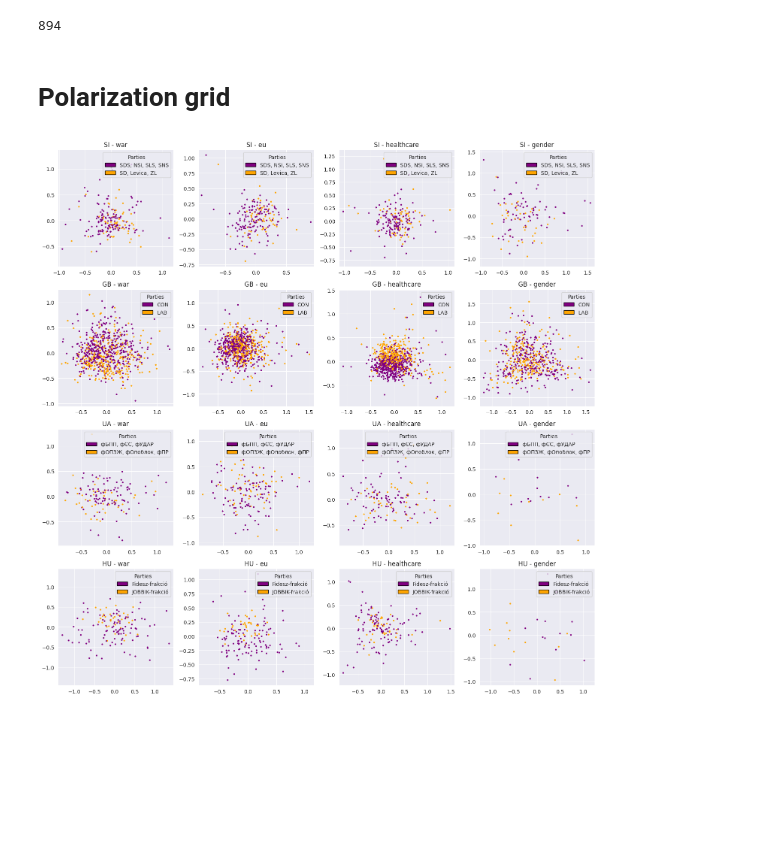
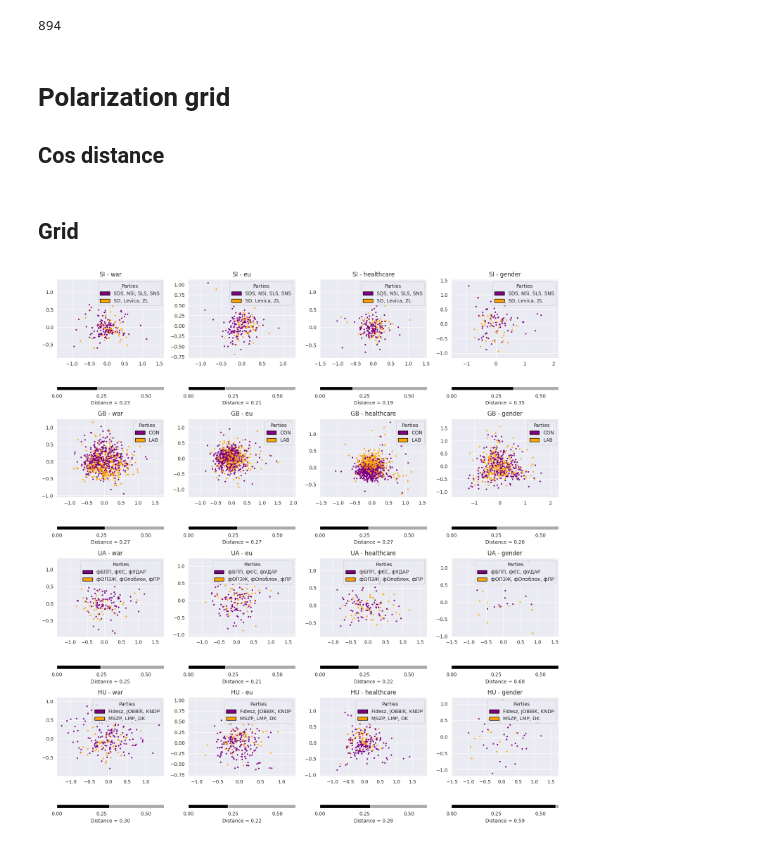
Before and after one commit to vidklopcic/dhh23, a Jupyter notebook: umap_2d_plots.ipynb, the cells around one changed output. Cells and saved outputs as stored; diff of their text form; code cells hidden in the pictures; blank space fills up the shorter version.

Commit message:
scatter with polar. score

```diff
--- a/umap_2d_plots.ipynb
+++ b/umap_2d_plots.ipynb
@@ -77,17 +83,39 @@ len(embeddings_subset)
 894
 # %%
 parties = []
-for party, subc in topics['war'][Languages.si].groupby('Speaker_party'):
+for party, subc in topics['war'][Languages.hu].groupby('Speaker_party'):
     parties.append((party, len(subc)))
 for p in sorted(parties, key=lambda x: x[1], reverse=True):
     print(p)
 # %% [markdown]
 # Polarization grid
+## Cos distance
+# %%
+def plot_distance(ax, distance, min_distance, max_distance):
+    ax.barh([0], [distance], color='black', alpha=1)
+    ax.barh([0], [1 - distance], left=[distance], color='#aaaaaa', alpha=1)
+    ax.set_xlim(0, max_distance)
+    ax.set_yticks([])
+    ax.xaxis.set_major_locator(MaxNLocator(nbins=3))
+    ax.set_xlabel(f'Distance = {distance:.2f}')
+
+def get_distance(embs, colors):
+    # Calculate median vector embeddings for each party group
+    party1 = np.mean(
+        [embedding for embedding, color in zip(embs, colors) if color == c1], axis=0)
+    party2 = np.mean(
+        [embedding for embedding, color in zip(embs, colors) if color == c2], axis=0)
+
+    # Calculate cosine similarity difference and plot as progress bar
+    return spatial.distance.euclidean(party1, party2)
+# %% [markdown]
+## Grid
 # %%
 from matplotlib.patches import Patch
 
 c1 = 'purple'
 c2 = 'orange'
+
 
 def get_data_for_topic(topic, lang, parties, embeddings_artefacts):
     topic_df = topics[topic][lang]
@@ -108,6 +136,7 @@ def get_data_for_topic(topic, lang, parties, embeddings_artefacts):
 
     return embeddings_subset, colors
 
+
 def apply_dimred(embeddings_subset):
     pca = PCA(n_components=2)
     reduced_embeddings = pca.fit_transform(embeddings_subset)
@@ -117,6 +146,7 @@ def apply_dimred(embeddings_subset):
     #                metric='euclidean')
     # reduced_embeddings = reducer.fit_transform(embeddings_subset)
     return reduced_embeddings
+
 
 def plot_topic(ax, reduced_embeddings, colors, legend, lang, topic):
     ax.scatter(
@@ -126,36 +156,54 @@ def plot_topic(ax, reduced_embeddings, colors, legend, lang, topic):
         s=4,
     )
     ax.set_aspect('equal', 'datalim')
     ax.set_title(f'{lang} - {topic}')  # Add a title to each subplot
 
     # Create legend
     legend_elements = [Patch(facecolor=c, edgecolor='black', label=party) for party, c in legend]
     ax.legend(handles=legend_elements, title='Parties', loc='upper right')
 
+
 def plot_languages(party_combinations, topic_names, embeddings_artefacts, plot_artefacts):
-    fig, axs = plt.subplots(4, 4, figsize=(15, 15))  # Prepare a 4x4 grid of subplots
-
+    # get distances
+    distances = []
     # Iterate over each language
     for i, (lang, parties) in enumerate(party_combinations.items()):
         # Iterate over each topic
         for j, topic in enumerate(topic_names):
-            legend = [(', '.join(parties[0]), c1), (', '.join(parties[1]), c2)]
+            embeddings_subset, colors = get_data_for_topic(topic, lang, parties, embeddings_artefacts)
+            distances.append(get_distance(embeddings_subset, colors))
+
+    min_distance, max_distance = min(distances), max(distances)
+
+    fig, axs = plt.subplots(
+        8, 4, figsize=(15, 16),
+        gridspec_kw={'height_ratios': [1, 0.05] * 4}
+    )  # Prepare a 8x4 grid of subplots
+
+    # Iterate over each language & do the plotting
+    for i, (lang, parties) in enumerate(party_combinations.items()):
+        # Iterate over each topic
+        for j, topic in enumerate(topic_names):
+            legend = [(', '.join([p.split('-')[0] for p in parties[0]]), c1),
+                      (', '.join([p.split('-')[0] for p in parties[1]]), c2)]
 
             embeddings_subset, colors = get_data_for_topic(topic, lang, parties, embeddings_artefacts)
             reduced_embeddings = apply_dimred(embeddings_subset)
-            plot_topic(axs[i][j], reduced_embeddings, colors, legend, lang, topic)
+            plot_topic(axs[2 * i][j], reduced_embeddings, colors, legend, lang, topic)
+            plot_distance(axs[2 * i + 1][j], distances.pop(0), min_distance, max_distance)
 
     plt.tight_layout()  # Adjust subplot parameters to give specified padding
     plt.savefig(plot_artefacts / 'polarization_grid.png', dpi=300)  # Save the figure
     plt.show()  # Display the figure
 
+
 party_combinations = {
     Languages.si: (('SDS', 'NSi', 'SLS', 'SNS'), ('SD', 'Levica', 'ZL')),
     Languages.gb: (('CON',), ('LAB',)),
     Languages.ua: (('фБПП', 'фЄС', 'фУДАР'), ('фОПЗЖ', 'фОпоблок', 'фПР')),
-    Languages.hu: (('Fidesz-frakció',), ('JOBBIK-frakció',)),
+    Languages.hu: (('Fidesz-frakció', 'JOBBIK-frakció', 'KNDP-frakció'), ('MSZP-frakció', 'LMP-frakció', 'DK-frakció')),
 }
 
 plot_languages(party_combinations, topic_names, embedding_artefacts, plot_artefacts)
 # %% [output]
-[figure, old version]
+[figure, new version]
```
Also changed, not shown: parts of 2 cells of this notebook.
